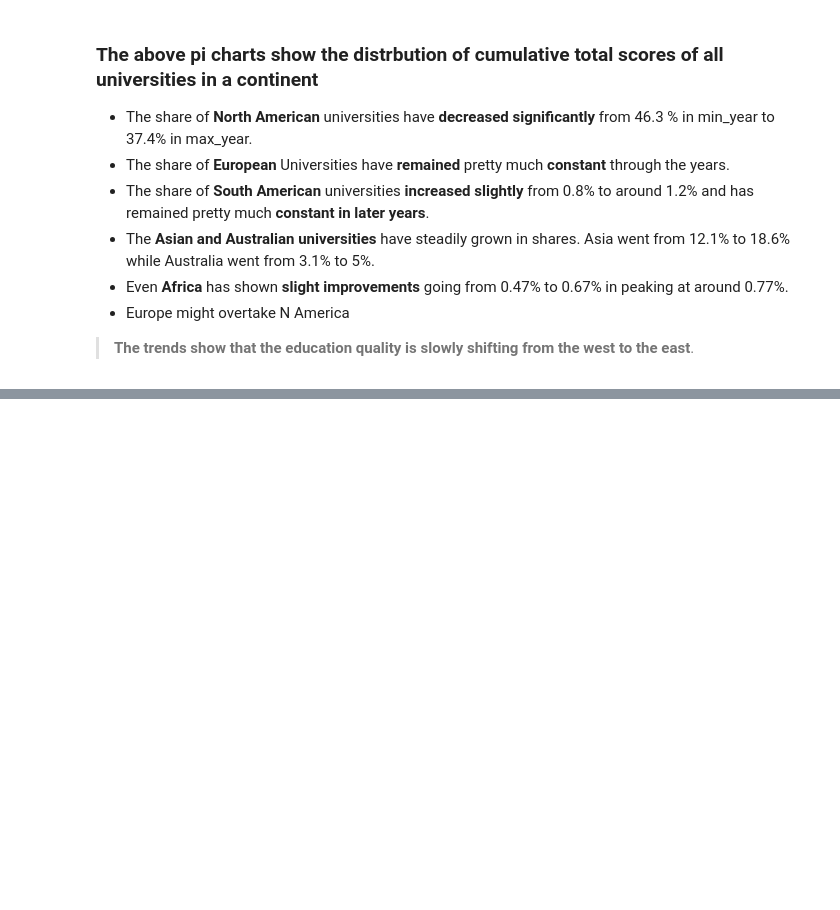
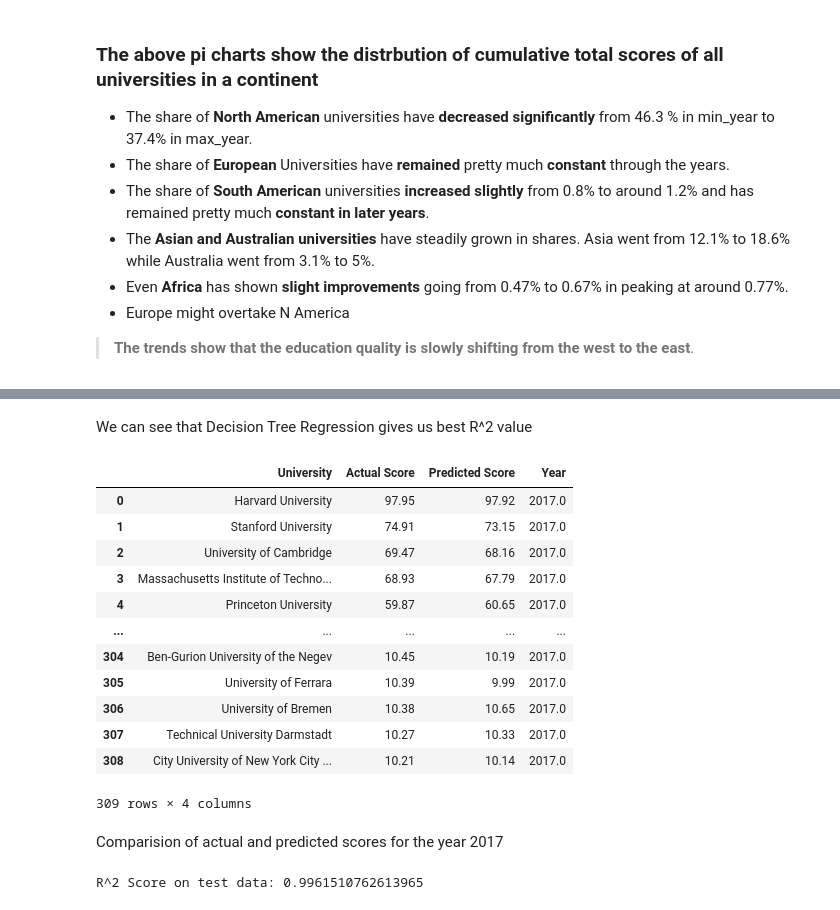
Before and after one commit to kalp121212/DS203_Project, a Jupyter notebook: Shanghai_EDA.ipynb, the cells around one changed output, grey strips where cells are left out. Saved outputs shown, nothing was run; the diff lists cells and outputs as text; code cells hidden in the pictures; blank space fills up the shorter version.

Commit message:
Prediction part added for Shanghai data

```diff
--- a/Shanghai_EDA.ipynb
+++ b/Shanghai_EDA.ipynb
@@ -485,3 +495,14 @@ plt.show()
 [figure]
 [figure]
 [figure]
+# %%
+indexes = set(df[2005]['University'])
+
+for j in df.keys():
+    k = set(df[j]['University'])
+    indexes = indexes.intersection(k)
+
+a = list(indexes)
+a.sort()
+a.remove("Queen's University")
+print(a)
@@ -487,0 +682,24 @@ plt.show()
+# %% [markdown]
+We can see that Decision Tree Regression gives us best R^2 value
+# %%
+score=prediction(DecisionTreeRegressor,test,show_df=True)
+# %% [output]
+|  | University | Actual Score | Predicted Score | Year |
+| 0 | Harvard University | 97.95 | 97.92 | 2017.0 |
+| 1 | Stanford University | 74.91 | 73.15 | 2017.0 |
+| 2 | University of Cambridge | 69.47 | 68.16 | 2017.0 |
+| 3 | Massachusetts Institute of Techno... | 68.93 | 67.79 | 2017.0 |
+| 4 | Princeton University | 59.87 | 60.65 | 2017.0 |
+| ... | ... | ... | ... | ... |
+| 304 | Ben-Gurion University of the Negev | 10.45 | 10.19 | 2017.0 |
+| 305 | University of Ferrara | 10.39 | 9.99 | 2017.0 |
+| 306 | University of Bremen | 10.38 | 10.65 | 2017.0 |
+| 307 | Technical University Darmstadt | 10.27 | 10.33 | 2017.0 |
+| 308 | City University of New York City ... | 10.21 | 10.14 | 2017.0 |
+309 rows × 4 columns
+# %% [markdown]
+Comparision of actual and predicted scores for the year 2017
+# %%
+print("R^2 Score on test data:",prediction(DecisionTreeRegressor,test_final,year=2018))
+# %% [output]
+R^2 Score on test data: 0.9961510762613965
```
Also changed, not shown: parts of 13 cells of this notebook.
